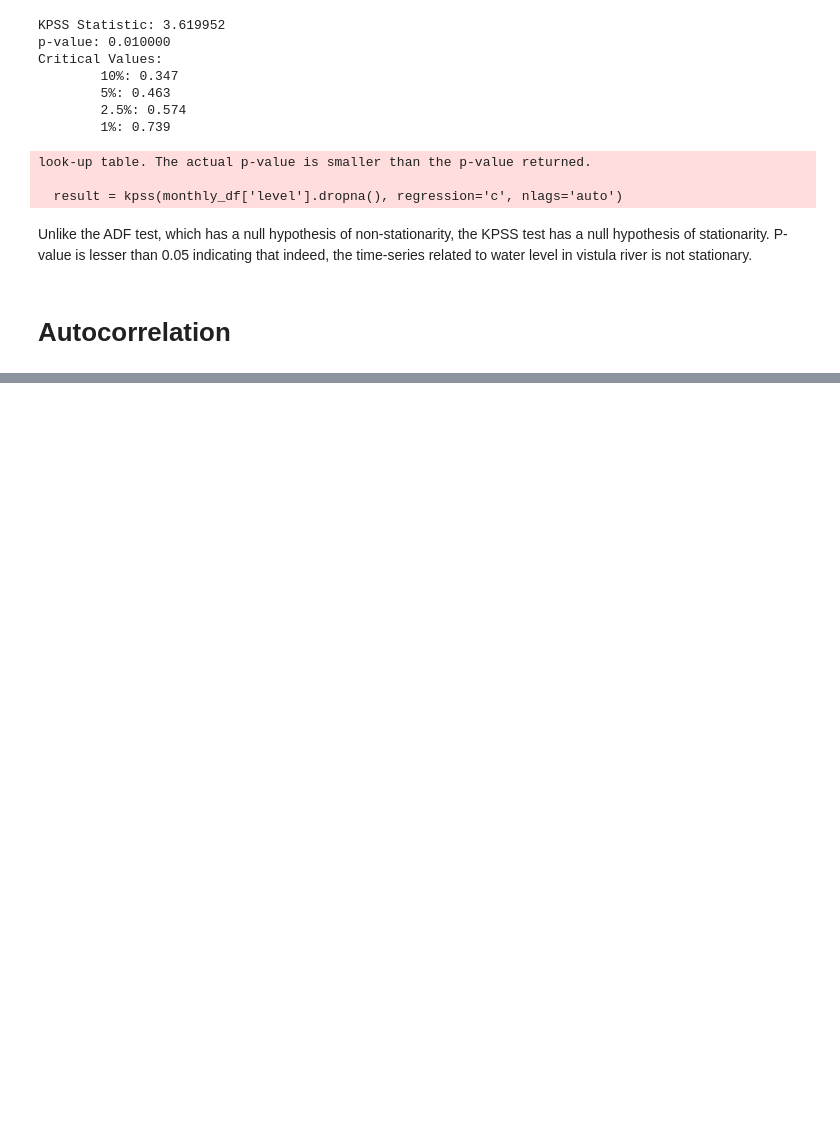
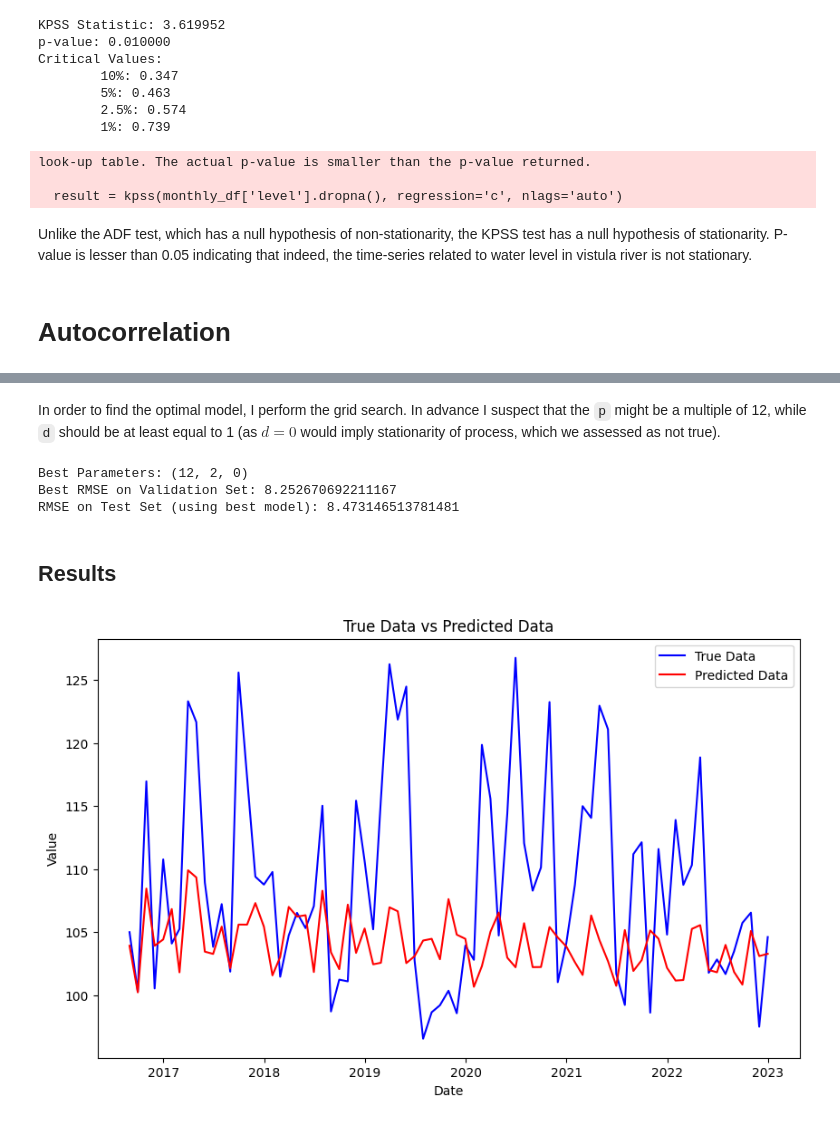
Before and after one commit to wojtas000/SMiB, a Jupyter notebook: Homework4/homework4.ipynb, the cells around one changed output, grey strips where cells are left out. Cells and saved outputs as stored; diff of their text form; code cells hidden in the pictures; blank space fills up the shorter version.

```diff
--- a/Homework4/homework4.ipynb
+++ b/Homework4/homework4.ipynb
@@ -135,0 +183,27 @@ look-up table. The actual p-value is smaller than the p-value returned.
+# %%
+p_values = [0, 2, 6, 12, 24]
+d_values = [0, 1, 2, 4]
+q_values = [0, 2, 6, 12, 24]
+# %% [markdown]
+In order to find the optimal model, I perform the grid search. In advance I suspect that the `p` might be a multiple of 12, while `d` should be at least equal to 1 (as $d=0$ would imply stationarity of process, which we assessed as not true).
+# %%
+for p in p_values:
+    for d in d_values:
+        for q in q_values:
+            model = ARIMA(train_data, order=(p, d, q))
+            model_fit = model.fit()
+            y_pred = model_fit.forecast(steps=len(val_data))
+            rmse = np.sqrt(mean_squared_error(val_data, y_pred))
+            if rmse < best_rmse:
+                best_rmse = rmse
+                best_model = model_fit
+                best_params = (p, d, q)
+# %%
+print("Best Parameters:", best_params)
+print("Best RMSE on Validation Set:", best_rmse)
+# %% [output]
+Best Parameters: (12, 2, 0)
+Best RMSE on Validation Set: 8.252670692211167
+RMSE on Test Set (using best model): 8.473146513781481
+# %% [markdown]
+## Results
@@ -135,0 +232,29 @@ look-up table. The actual p-value is smaller than the p-value returned.
+# %%
+steps = len(test_data)
+# combine train and val data
+train_data = ts_data[:train_size+val_size]
+model = ARIMA(train_data, order=best_params)
+model_fit = model.fit()
+# Generate the forecast
+forecast = model_fit.forecast(steps=steps)
+
+# Create a new plot
+plt.figure(figsize=(10, 6))
+
+plt.plot(test_data.index, test_data, label='True Data', color='blue')
+
+# Plot the predicted data
+plt.plot(test_data.index, forecast, label='Predicted Data', color='red')
+
+# Add labels and title
+plt.xlabel('Date')
+plt.ylabel('Value')
+plt.title('True Data vs Predicted Data')
+
+# Add a legend
+plt.legend()
+
+# Show the plot
+plt.show()
+# %% [output]
+[figure, added]
```
Also changed, not shown: parts of 12 cells of this notebook, 1 other file.
